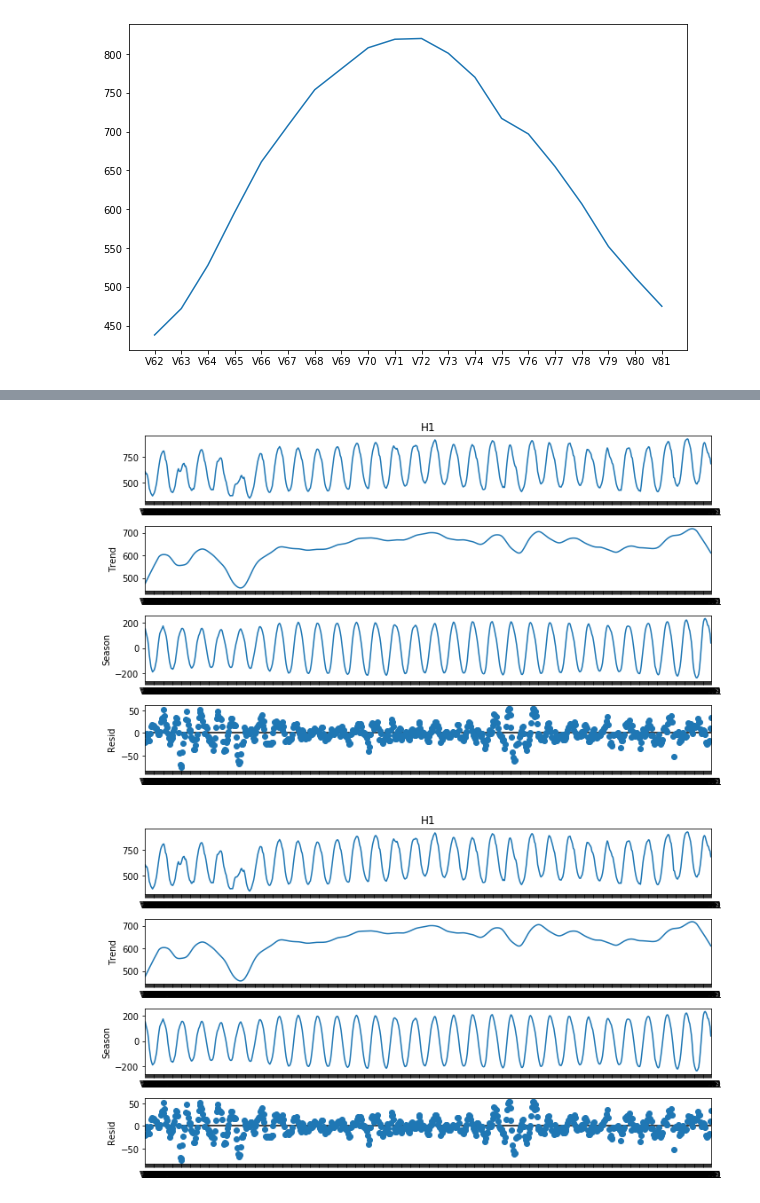
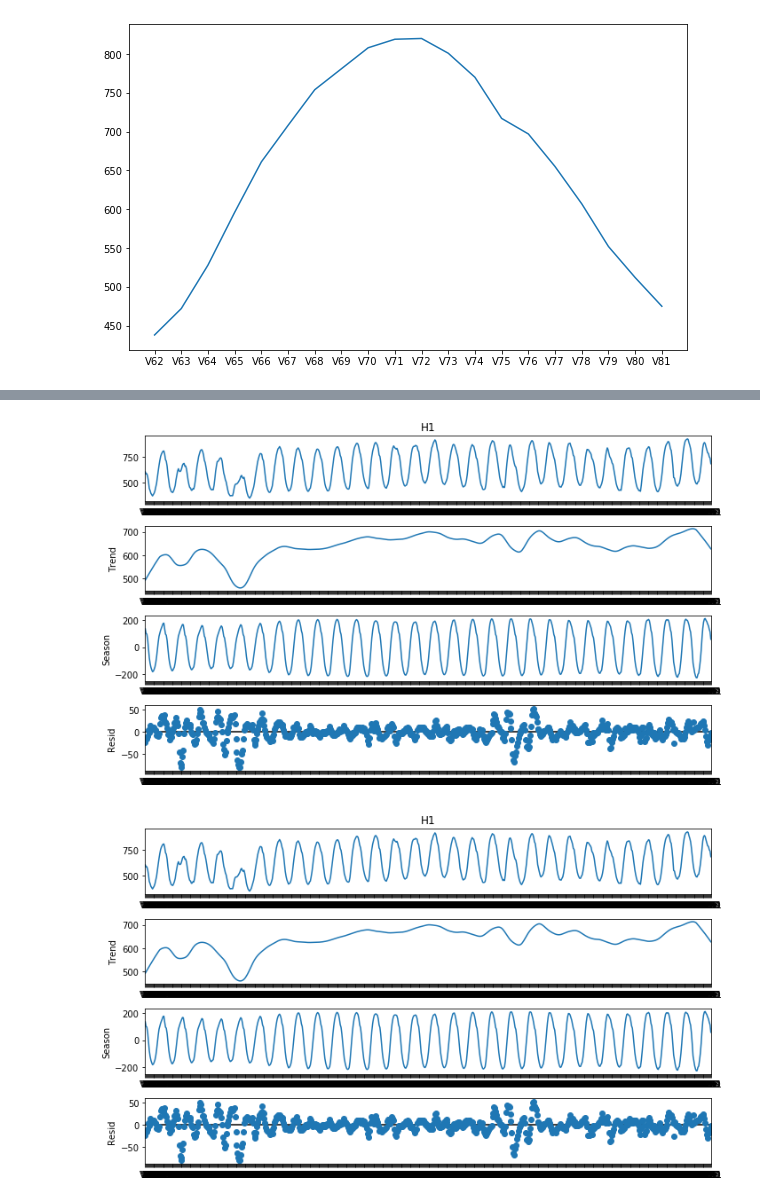
Before and after one commit to DanyJoly/m4, a Jupyter notebook: notebooks/m4_exploration.ipynb, the cells around one changed output, grey strips where cells are left out. Saved outputs shown, nothing was run; the diff lists cells and outputs as text; code cells hidden in the pictures.

```diff
--- a/notebooks/m4_exploration.ipynb
+++ b/notebooks/m4_exploration.ipynb
@@ -175,8 +180,8 @@ result.plot()
 # %%
 # A more sophisticated decomposition: Season-Trend decomposition using LOESS.
 # Much better. The trend still looks off.
-result = seasonal.STL(ht0, period=23).fit()
+result = seasonal.STL(ht0, period=24).fit()
 result.plot()
 # %% [output]
-[figure, old version]
+[figure, new version]
-[figure, old version]
+[figure, new version]
```
Also changed, not shown: parts of 2 cells of this notebook, 5 other files.
